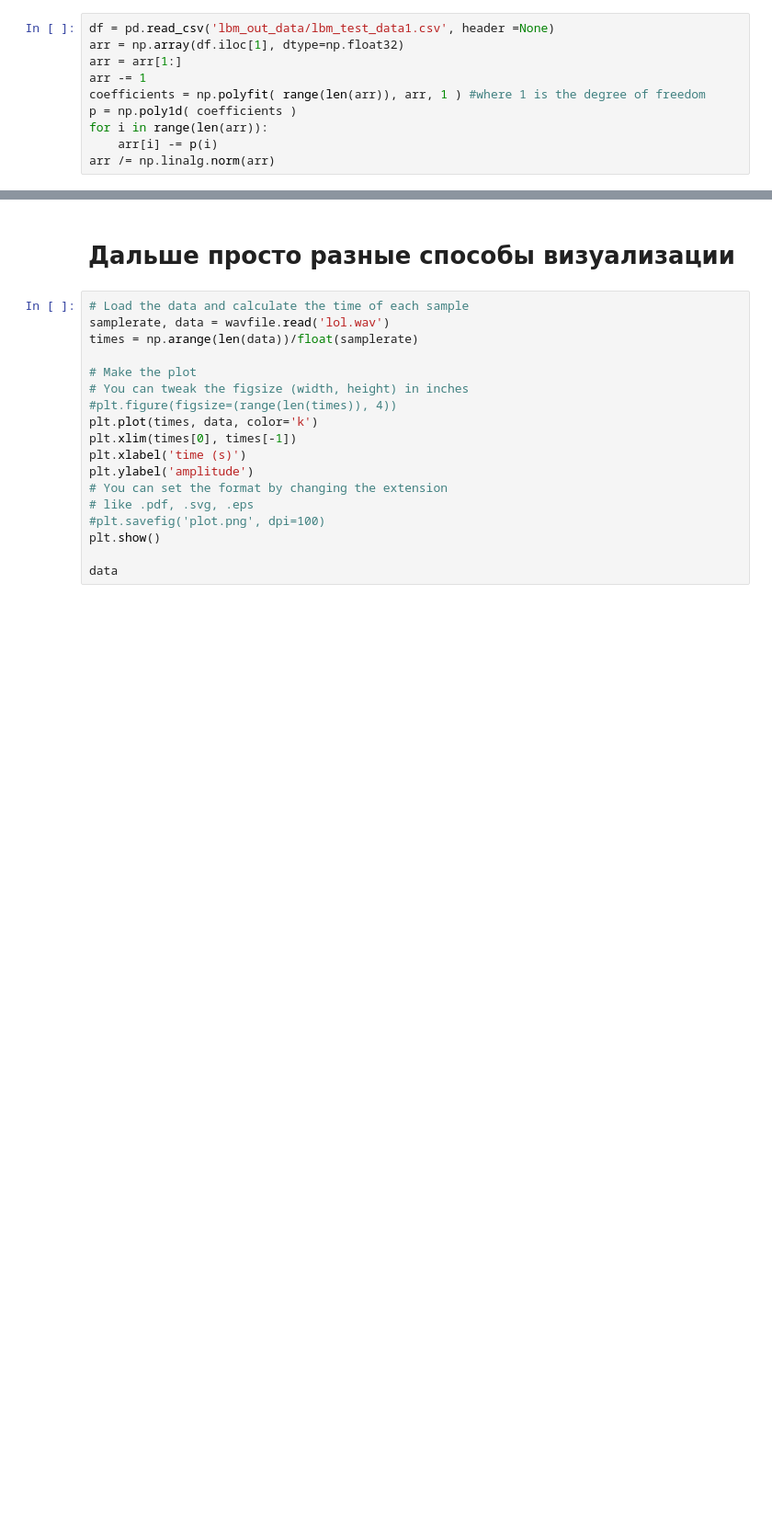
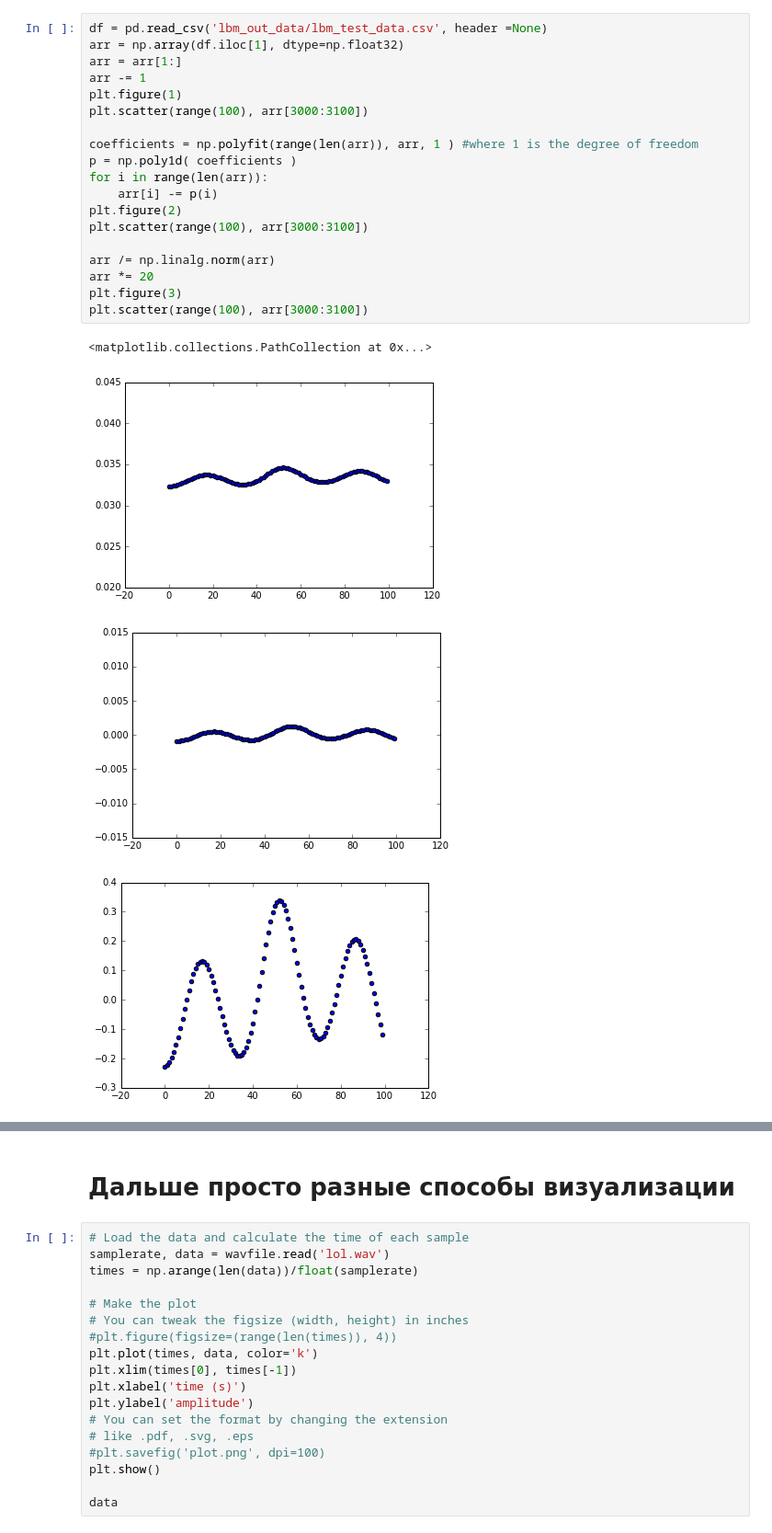
Before and after one commit to ArtemKarablinov/diploma, a Jupyter notebook: to_wav.ipynb, the cells around one changed output, grey strips where cells are left out. Shown: that part at 92% size. Drawn from its saved outputs; the diff is of its cells as text; blank space fills up the shorter version.

```diff
--- a/to_wav.ipynb
+++ b/to_wav.ipynb
@@ -24,13 +88,27 @@ scipy.io.wavfile.write('lol.wav',rate, a) #Тут получается хоро
 # %%
-df = pd.read_csv('lbm_out_data/lbm_test_data1.csv', header =None)
+df = pd.read_csv('lbm_out_data/lbm_test_data.csv', header =None)
 arr = np.array(df.iloc[1], dtype=np.float32)
 arr = arr[1:]
 arr -= 1
-coefficients = np.polyfit( range(len(arr)), arr, 1 ) #where 1 is the degree of freedom
+plt.figure(1)
+plt.scatter(range(100), arr[3000:3100])
+
+coefficients = np.polyfit(range(len(arr)), arr, 1 ) #where 1 is the degree of freedom
 p = np.poly1d( coefficients )
 for i in range(len(arr)):
     arr[i] -= p(i)
+plt.figure(2)
+plt.scatter(range(100), arr[3000:3100])
+
 arr /= np.linalg.norm(arr)
+arr *= 20
+plt.figure(3)
+plt.scatter(range(100), arr[3000:3100])
+# %% [output]
+<matplotlib.collections.PathCollection at 0x...>
+[figure, added]
+[figure, added]
+[figure, added]
 # %%
 #Рисование массива который пихаем в wav
 %matplotlib inline
```
Also changed, not shown: parts of 10 cells of this notebook.
